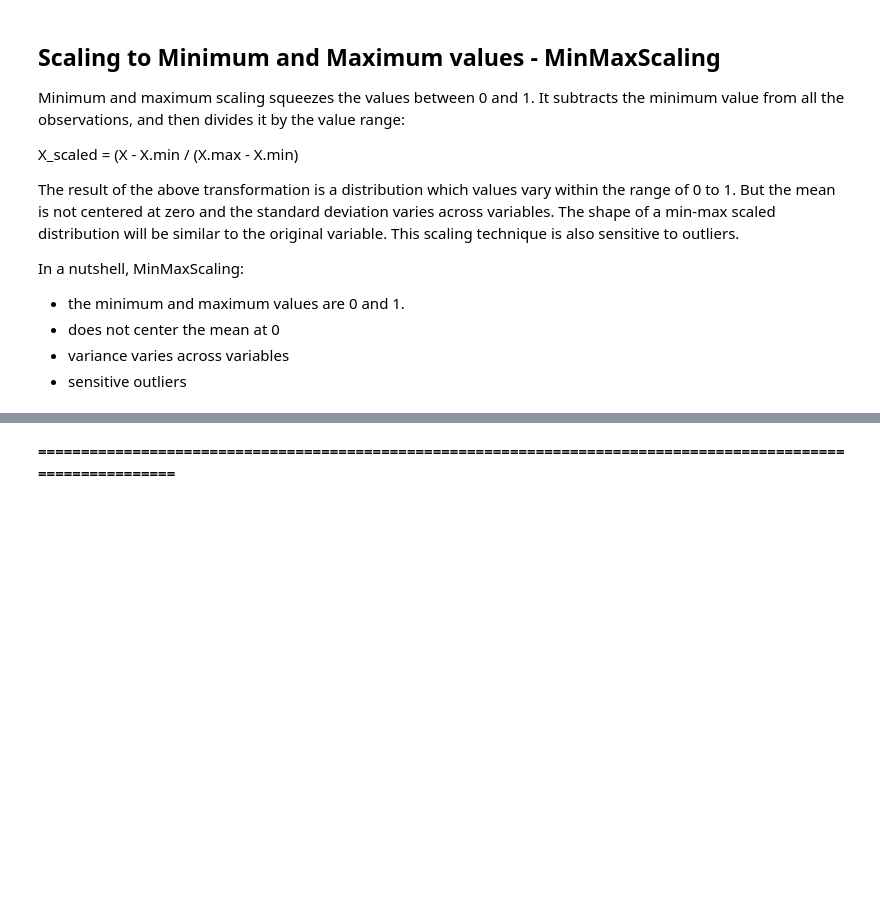
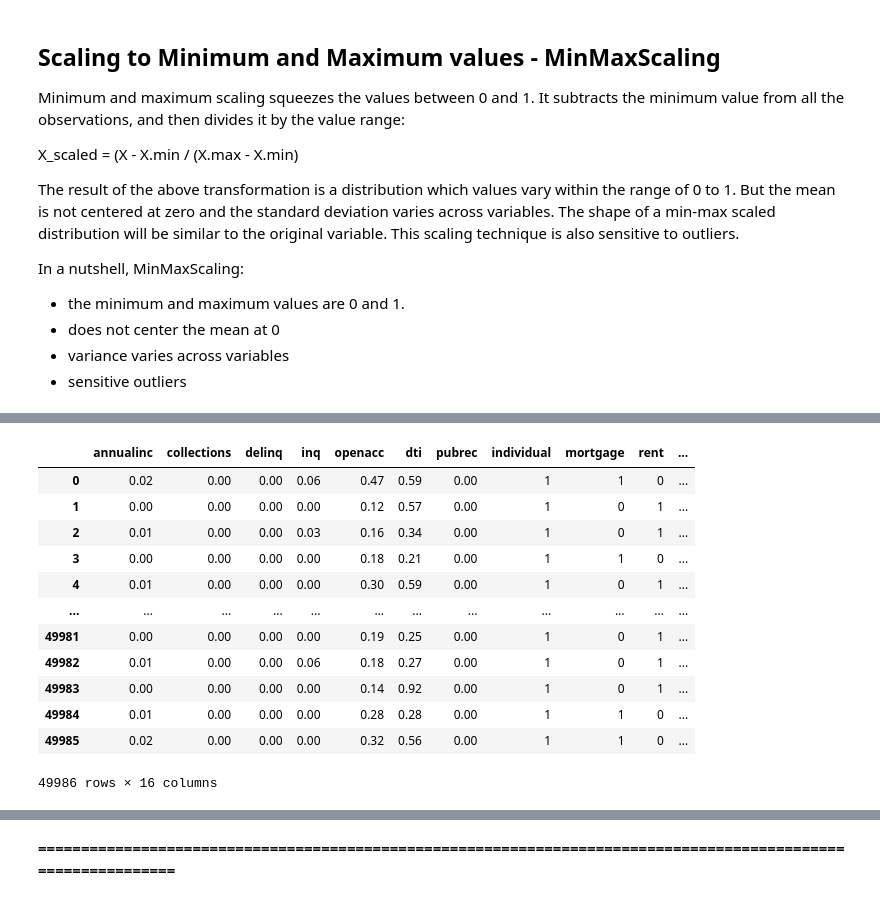
Before and after one commit to dennislamcv1/EmoryMktAna, a Jupyter notebook: Marketing Analytics Capstone Project/Lending Club Data Preparation.ipynb, the cells around one changed output, grey strips where cells are left out. Drawn from its saved outputs; the diff is of its cells as text; code cells hidden in the pictures; blank space fills up the shorter version.

```diff
--- a/Marketing Analytics Capstone Project/Lending Club Data Preparation.ipynb
+++ b/Marketing Analytics Capstone Project/Lending Club Data Preparation.ipynb
@@ -823,2 +778,5 @@ y = df.iloc[:, 21:]
+# %%
+X = df2.iloc[:, 0:7]
+y = df2.iloc[:, 7:]
 # %%
 X.values, y.values
@@ -842,2 +852,2 @@ X_scaled.describe()
 # %%
-df2 = pd.concat([X_scaled,y], axis=1)
+df3 = pd.concat([X_scaled,y], axis=1)
@@ -846,3 +854,19 @@ df2
+# %%
+df3
+# %% [output]
+|  | annualinc | collections | delinq | inq | openacc | dti | pubrec | individual | mortgage | rent | ... |
+| 0 | 0.02 | 0.00 | 0.00 | 0.06 | 0.47 | 0.59 | 0.00 | 1 | 1 | 0 | ... |
+| 1 | 0.00 | 0.00 | 0.00 | 0.00 | 0.12 | 0.57 | 0.00 | 1 | 0 | 1 | ... |
+| 2 | 0.01 | 0.00 | 0.00 | 0.03 | 0.16 | 0.34 | 0.00 | 1 | 0 | 1 | ... |
+| 3 | 0.00 | 0.00 | 0.00 | 0.00 | 0.18 | 0.21 | 0.00 | 1 | 1 | 0 | ... |
+| 4 | 0.01 | 0.00 | 0.00 | 0.00 | 0.30 | 0.59 | 0.00 | 1 | 0 | 1 | ... |
+| ... | ... | ... | ... | ... | ... | ... | ... | ... | ... | ... | ... |
+| 49981 | 0.00 | 0.00 | 0.00 | 0.00 | 0.19 | 0.25 | 0.00 | 1 | 0 | 1 | ... |
+| 49982 | 0.01 | 0.00 | 0.00 | 0.06 | 0.18 | 0.27 | 0.00 | 1 | 0 | 1 | ... |
+| 49983 | 0.00 | 0.00 | 0.00 | 0.00 | 0.14 | 0.92 | 0.00 | 1 | 0 | 1 | ... |
+| 49984 | 0.01 | 0.00 | 0.00 | 0.00 | 0.28 | 0.28 | 0.00 | 1 | 1 | 0 | ... |
+| 49985 | 0.02 | 0.00 | 0.00 | 0.00 | 0.32 | 0.56 | 0.00 | 1 | 1 | 0 | ... |
+49986 rows × 16 columns
 # %%
 df
 # %%
```
Also changed, not shown: parts of 28 cells of this notebook, 2 other files.
